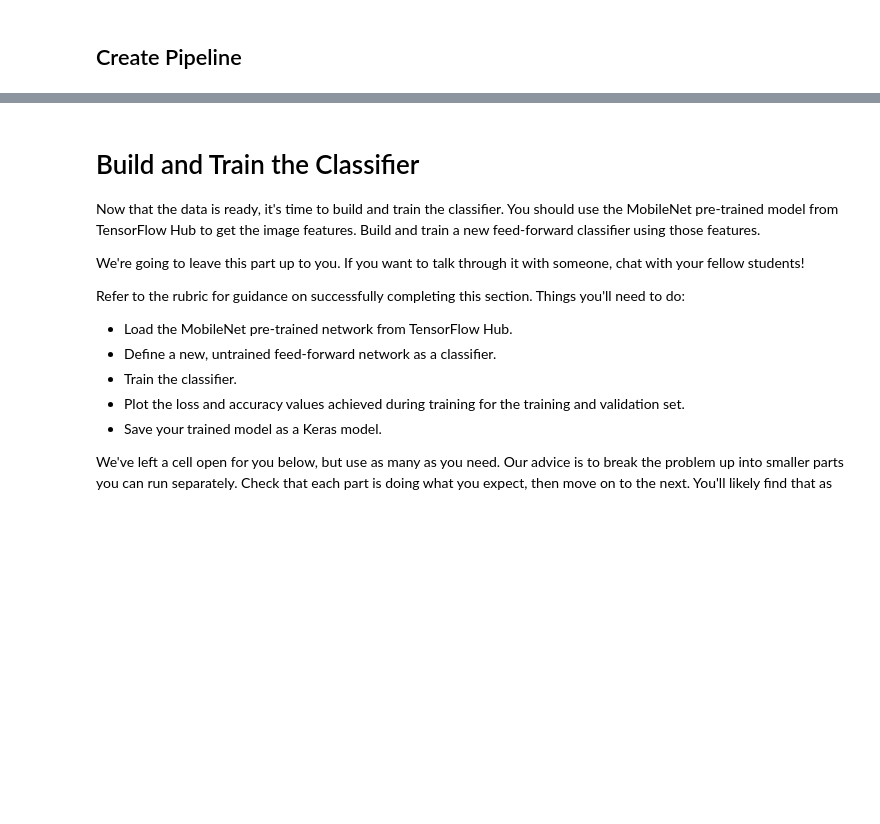
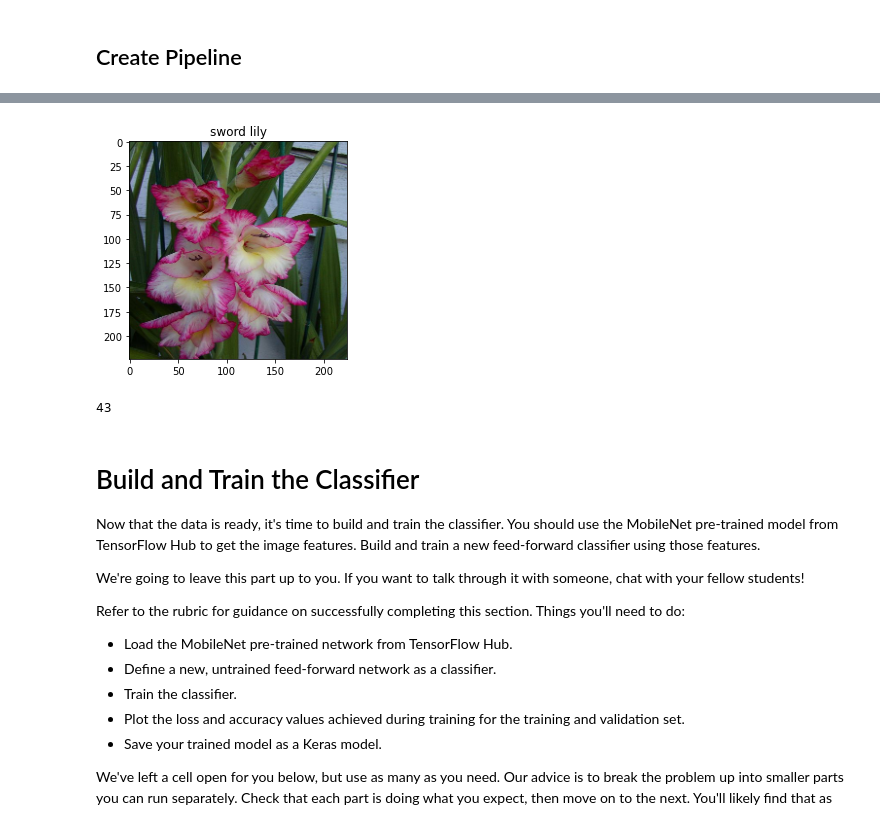
Before and after one commit to tom-itl/Machine_Learning, a Jupyter notebook: p2_image_classifier/Project_Image_Classifier_Project.ipynb, the cells around one changed output, grey strips where cells are left out. Saved outputs shown, nothing was run; the diff lists cells and outputs as text; code cells hidden in the pictures; blank space fills up the shorter version.

```diff
--- a/p2_image_classifier/Project_Image_Classifier_Project.ipynb
+++ b/p2_image_classifier/Project_Image_Classifier_Project.ipynb
@@ -162,0 +180,10 @@ TypeError: object of type 'PrefetchDataset' has no len()
+# %%
+idx = 50
+
+plt.imshow(X_train[idx] / 255)
+plt.title(class_names[str(y_train[idx])])
+plt.show();
+print(y_train[idx])
+# %% [output]
+[figure, added]
+43
```
Also changed, not shown: parts of 8 cells of this notebook.
